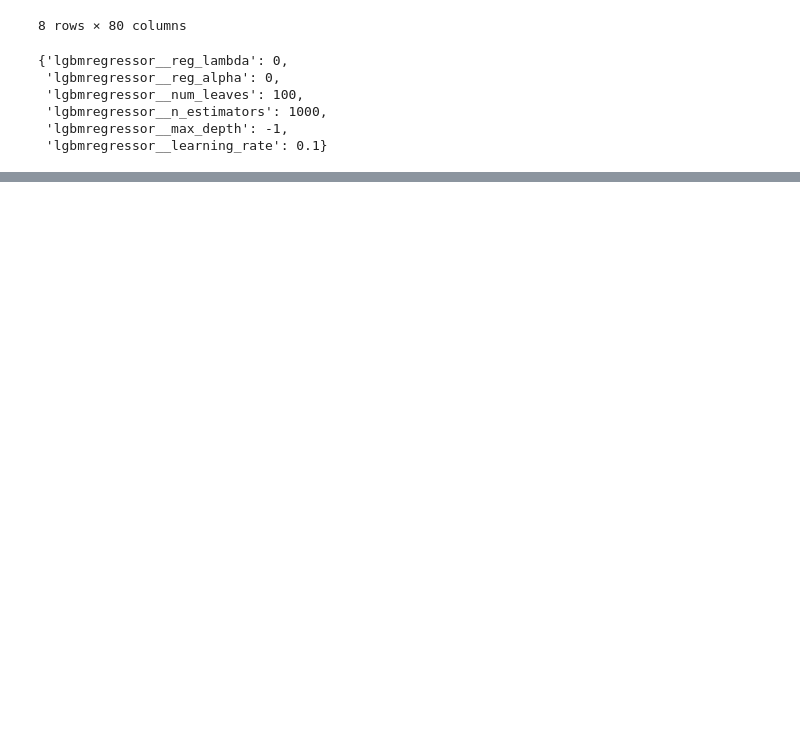
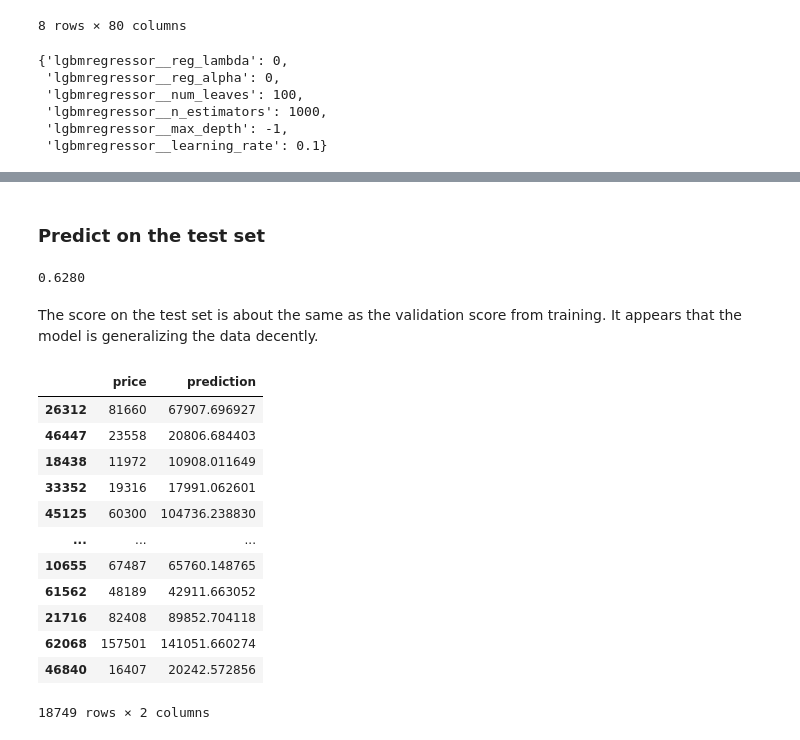
Before and after one commit to fohy24/Rolex-fair-price-predictor, a Jupyter notebook: Rolex price prediction.ipynb, the cells around one changed output, grey strips where cells are left out. Drawn from its saved outputs; the diff is of its cells as text; code cells hidden in the pictures; blank space fills up the shorter version.

```diff
--- a/Rolex price prediction.ipynb
+++ b/Rolex price prediction.ipynb
@@ -527,0 +648,2 @@ pd.DataFrame(results_dict).T
+# %%
+lightgbm_opt.fit(X_train, y_train)
@@ -527,0 +677,26 @@ pd.DataFrame(results_dict).T
+# %% [markdown]
+### Predict on the test set
+# %%
+# score on the test set
+print(f'{lightgbm_opt.score(X_test, y_test):.4f}')
+# %% [output]
+0.6280
+# %% [markdown]
+The score on the test set is about the same as the validation score from training. It appears that the model is generalizing the data decently.
+# %%
+y_test['prediction'] = lightgbm_opt.predict(X_test)
+y_test
+# %% [output]
+|  | price | prediction |
+| 26312 | 81660 | 67907.696927 |
+| 46447 | 23558 | 20806.684403 |
+| 18438 | 11972 | 10908.011649 |
+| 33352 | 19316 | 17991.062601 |
+| 45125 | 60300 | 104736.238830 |
+| ... | ... | ... |
+| 10655 | 67487 | 65760.148765 |
+| 61562 | 48189 | 42911.663052 |
+| 21716 | 82408 | 89852.704118 |
+| 62068 | 157501 | 141051.660274 |
+| 46840 | 16407 | 20242.572856 |
+18749 rows × 2 columns
```
Also changed, not shown: parts of 26 cells of this notebook.
